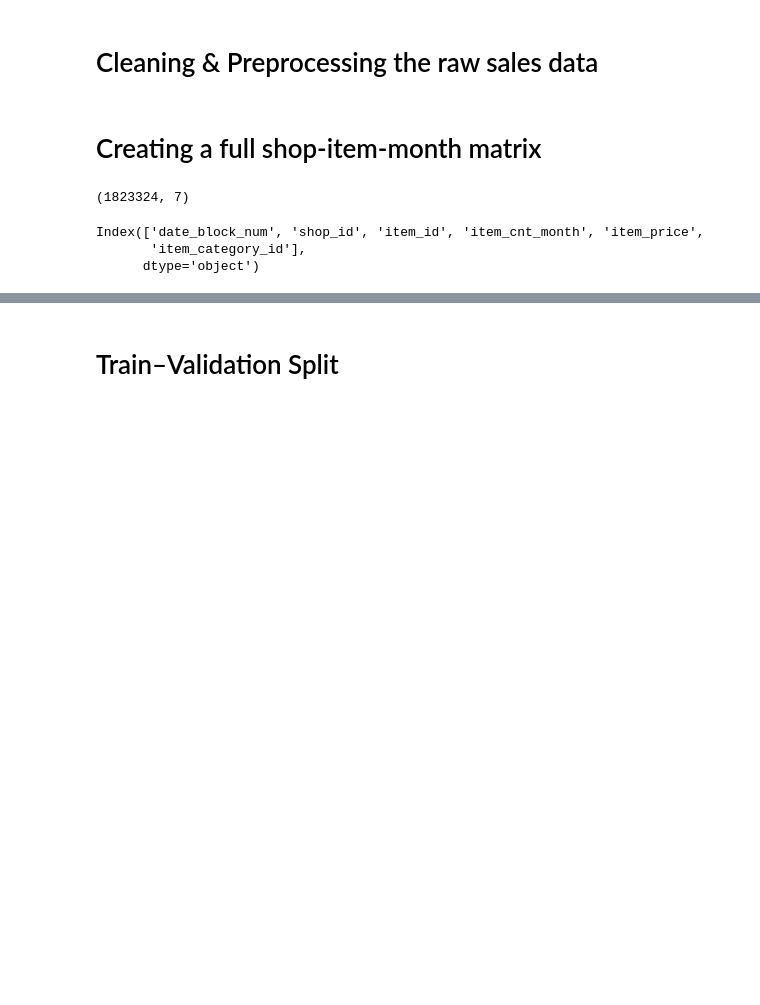
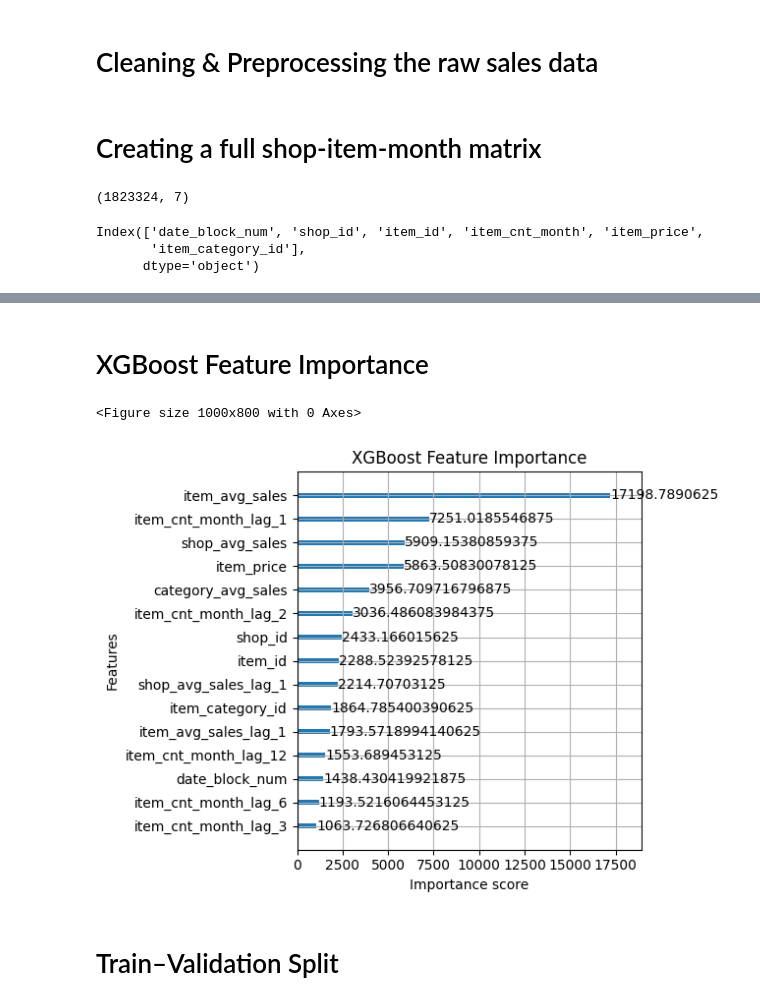
Before and after one commit to Acheon-stst/Acheon-stst, a Jupyter notebook: DNSC3288.ipynb, the cells around one changed output, grey strips where cells are left out. Saved outputs shown, nothing was run; the diff lists cells and outputs as text; code cells hidden in the pictures; blank space fills up the shorter version.

```diff
--- a/DNSC3288.ipynb
+++ b/DNSC3288.ipynb
@@ -204,3 +263,21 @@ full_matrix = create_lag(full_matrix, "category_avg_sales", [1])
+# %% [markdown]
+# XGBoost Feature Importance
+# %%
+# Create a plot
+plt.figure(figsize=(10, 8))
+plot_importance(
+    model,
+    max_num_features=15,
+    importance_type="gain"
+)
+
+plt.title("XGBoost Feature Importance")
+plt.tight_layout()
+plt.savefig("feature_importance.png")
+plt.show()
+# %% [output]
+<Figure size 1000x800 with 0 Axes>
+[figure, added]
 # %% [markdown]
 # Train–Validation Split
 # %%
```
Also changed, not shown: parts of 11 cells of this notebook.
